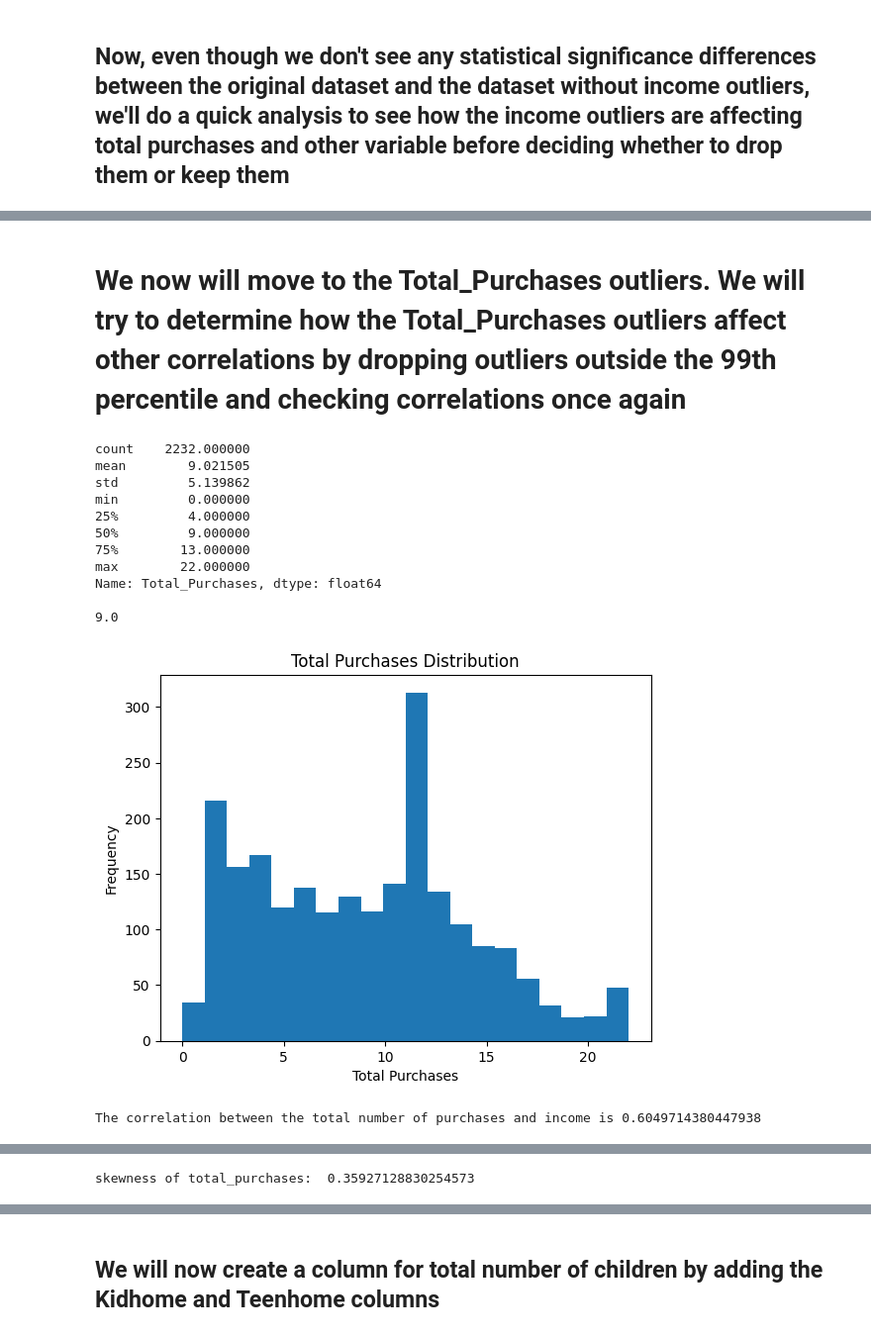
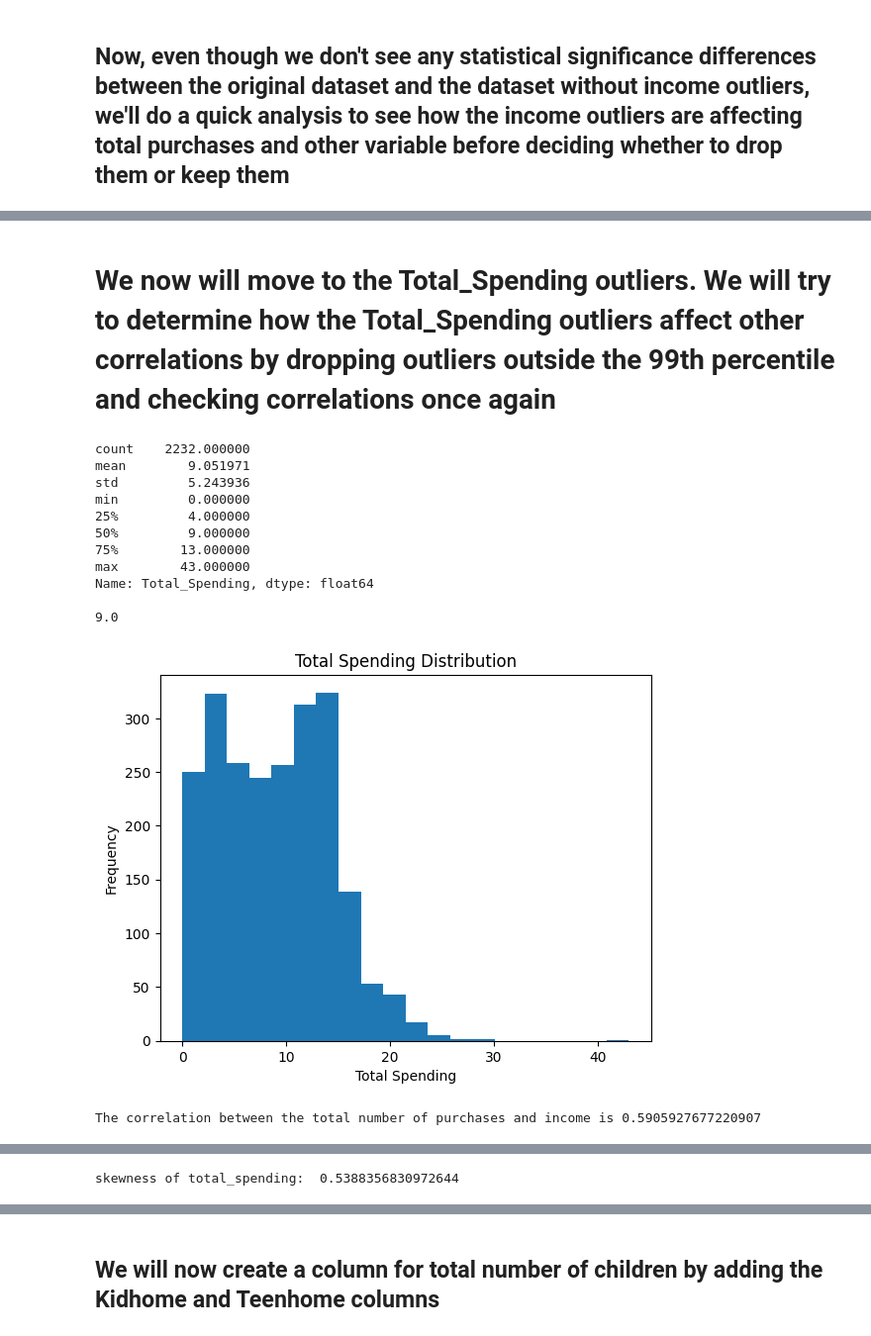
Before and after one commit to OsorioEL/Marketing_Campaign, a Jupyter notebook: Marketing_Campaing.ipynb, the cells around one changed output, grey strips where cells are left out. Shown at 99% size. Cells and saved outputs as stored; diff of their text form; code cells hidden in the pictures.

```diff
--- a/Marketing_Campaing.ipynb
+++ b/Marketing_Campaing.ipynb
@@ -555,18 +566,22 @@ Name: Total_Purchases, dtype: float64
 The correlation between the total number of purchases and income is 0.4892972301648041
 [figure]
 # %%
+print(mdata_no_income_outliers.columns)
+print()
+
+
 # We will compute total number of purchases made by each customer by summing the number of purchases made using the three different channels using the dataset without income outliers
-mdata_no_income_outliers['Total_Purchases'] = mdata_no_income_outliers['NumDealsPurchases'] + mdata_no_income_outliers['NumWebPurchases'] + mdata_no_income_outliers['NumCatalogPurchases']
-print(mdata_no_income_outliers['Total_Purchases'].describe())
+mdata_no_income_outliers['Total_Spending'] = mdata_no_income_outliers['NumDealsPurchases'] + mdata_no_income_outliers['NumWebPurchases'] + mdata_no_income_outliers['NumCatalogPurchases']
+print(mdata_no_income_outliers['Total_Spending'].describe())
 print()
-plot = mdata_no_income_outliers['Total_Purchases'].plot(kind='hist',bins=20)
-plt.xlabel('Total Purchases')
+plot = mdata_no_income_outliers['Total_Spending'].plot(kind='hist',bins=20)
+plt.xlabel('Total Spending')
 plt.ylabel('Frequency')
-plt.title('Total Purchases Distribution')
+plt.title('Total Spending Distribution')
 plt.show()
 # We will not see if there is any correlation between the total number of purchases made by each customer and their income
-correlation = mdata_no_income_outliers['Total_Purchases'].corr(mdata_no_income_outliers[' Income '])
-print(f'The correlation between the total number of purchases and income is {correlation}')
+correlation = mdata_no_income_outliers['Total_Spending'].corr(mdata_no_income_outliers[' Income '])
+print(f'The correlation between the total number of purchases or total spending and income is {correlation}')
 print()
 # Heatmap of the correlation between the numerical columns
 #figure size
@@ -597,46 +621,46 @@ The correlation between the total number of purchases and income is 0.5905927677
 # %% [markdown]
-# We now will move to the Total_Purchases outliers. We will try to determine how the Total_Purchases outliers affect other correlations by dropping outliers outside the 99th percentile and checking correlations once again
+# We now will move to the Total_Spending outliers. We will try to determine how the Total_Spending outliers affect other correlations by dropping outliers outside the 99th percentile and checking correlations once again
 # %%
 # We will now drop Total_Purchase outliers by capping the values at the 99th percentile using the dataset without income outliers
 mdata_no_income_outliers_no_purchase_outliers = mdata_no_income_outliers.copy()
-mdata_no_income_outliers_no_purchase_outliers['Total_Purchases'] = mdata_no_income_outliers_no_purchase_outliers['Total_Purchases'].clip(upper=mdata_no_income_outliers_no_purchase_outliers['Total_Purchases'].quantile(0.99))
-print(mdata_no_income_outliers_no_purchase_outliers['Total_Purchases'].describe())
+##########    mdata_no_income_outliers_no_purchase_outliers['Total_Spending'] = mdata_no_income_outliers_no_purchase_outliers['Total_Spending'].clip(upper=mdata_no_income_outliers_no_purchase_outliers['Total_Spending'].quantile(0.99))
+print(mdata_no_income_outliers_no_purchase_outliers['Total_Spending'].describe())
 print()
 # print median of the total purchases
-print(mdata_no_income_outliers_no_purchase_outliers['Total_Purchases'].median())
-plot = mdata_no_income_outliers_no_purchase_outliers['Total_Purchases'].plot(kind='hist',bins=20)
-plt.xlabel('Total Purchases')
+print(mdata_no_income_outliers_no_purchase_outliers['Total_Spending'].median())
+plot = mdata_no_income_outliers_no_purchase_outliers['Total_Spending'].plot(kind='hist',bins=20)
+plt.xlabel('Total Spending')
 plt.ylabel('Frequency')
-plt.title('Total Purchases Distribution')
+plt.title('Total Spending Distribution')
 plt.show()
 # We will not see if there is any correlation between the total number of purchases made by each customer and their income
-correlation = mdata_no_income_outliers_no_purchase_outliers['Total_Purchases'].corr(mdata_no_income_outliers_no_purchase_outliers[' Income '])
+correlation = mdata_no_income_outliers_no_purchase_outliers['Total_Spending'].corr(mdata_no_income_outliers_no_purchase_outliers[' Income '])
 print(f'The correlation between the total number of purchases and income is {correlation}')
 print()
 # Heatmap of the correlation between the numerical columns
 #figure size
 plt.figure(figsize=(20,20))
 #select numerical columns
 numerical_data=mdata_no_income_outliers_no_purchase_outliers.select_dtypes(include=[np.number])
 correlation_matrix = numerical_data.corr()
 sns.heatmap(correlation_matrix, annot=True)
 plt.show()
 # skeweness of the total purchases
-print('skewness of total_purchases: ',mdata_no_income_outliers_no_purchase_outliers['Total_Purchases'].skew())
+print('skewness of total_spending: ',mdata_no_income_outliers_no_purchase_outliers['Total_Spending'].skew())
 # %% [output]
 count    2232.000000
-mean        9.021505
-std         5.139862
+mean        9.051971
+std         5.243936
 min         0.000000
 25%         4.000000
 50%         9.000000
 75%        13.000000
-max        22.000000
-Name: Total_Purchases, dtype: float64
+max        43.000000
+Name: Total_Spending, dtype: float64
 
 9.0
-[figure, old version]
+[figure, new version]
-The correlation between the total number of purchases and income is 0.6049714380447938
+The correlation between the total number of purchases and income is 0.5905927677220907
 [figure]
-skewness of total_purchases:  0.35927128830254573
+skewness of total_spending:  0.5388356830972644
 # %% [markdown]
```
Also changed, not shown: parts of 7 cells of this notebook.
